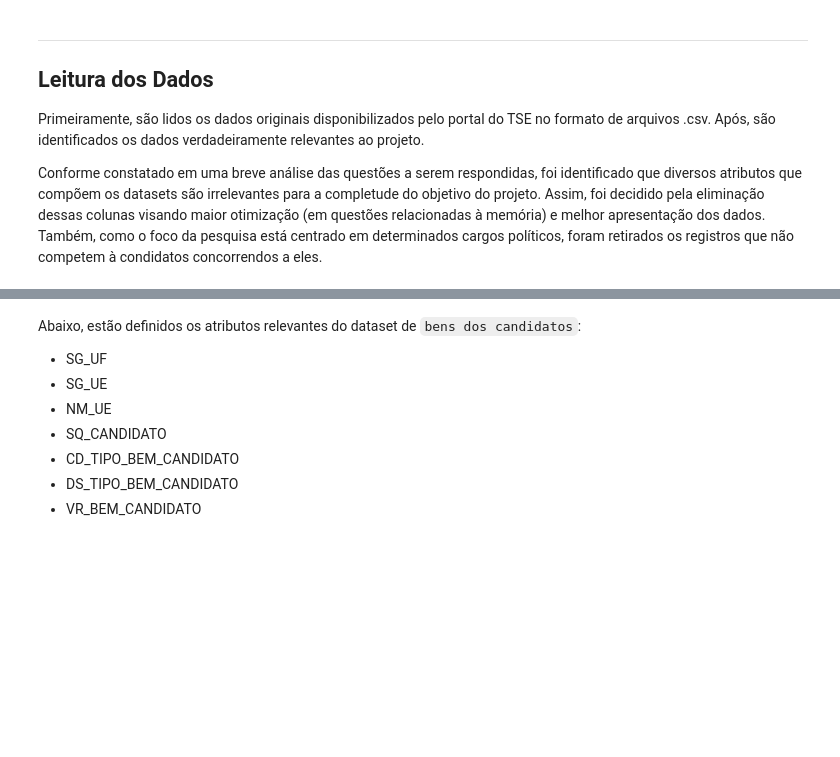
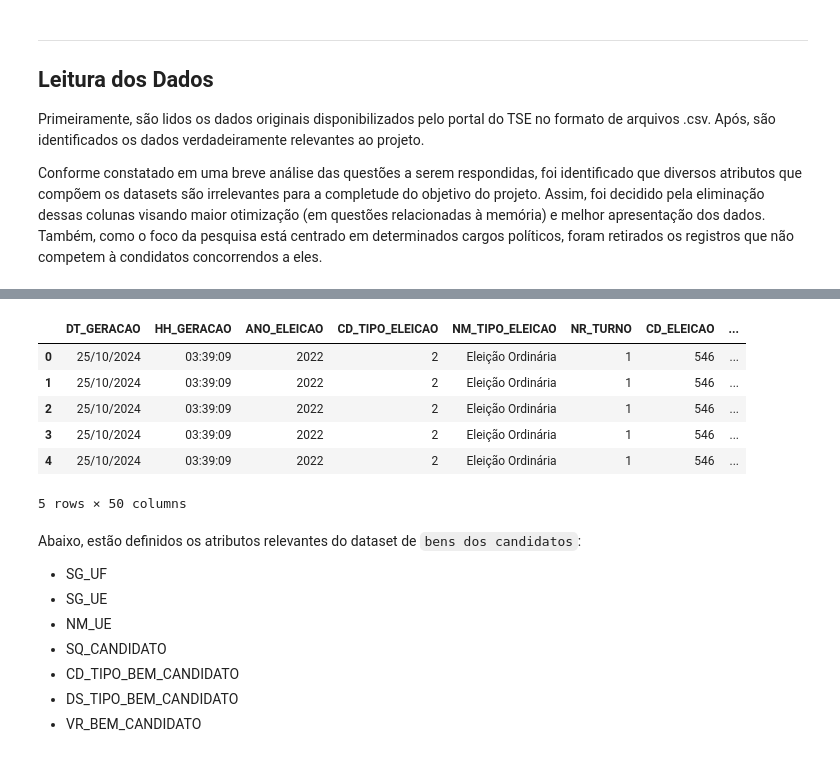
Before and after one commit to LucasTBandeira/GovAnalysis, a Jupyter notebook: data-wrangling.ipynb, the cells around one changed output, grey strips where cells are left out. Saved outputs shown, nothing was run; the diff lists cells and outputs as text; code cells hidden in the pictures; blank space fills up the shorter version.

```diff
--- a/data-wrangling.ipynb
+++ b/data-wrangling.ipynb
@@ -14,5 +35,16 @@ df_despesas = pd.read_csv('data/datasets/despesas_candidatos_brasil.csv', sep=';
 # %%
-df_votacao  = pd.read_csv('data/datasets/votacao_nominal_brasil.csv', sep=';', encoding='latin-1')
+# Carrega o dataset de votos nominais
+
+df_votacao = pd.read_csv('data/datasets/votacao_nominal_brasil.csv', sep=';', encoding='latin-1')
+df_votacao.head()
+# %% [output]
+|  | DT_GERACAO | HH_GERACAO | ANO_ELEICAO | CD_TIPO_ELEICAO | NM_TIPO_ELEICAO | NR_TURNO | CD_ELEICAO | ... |
+| 0 | 25/10/2024 | 03:39:09 | 2022 | 2 | Eleição Ordinária | 1 | 546 | ... |
+| 1 | 25/10/2024 | 03:39:09 | 2022 | 2 | Eleição Ordinária | 1 | 546 | ... |
+| 2 | 25/10/2024 | 03:39:09 | 2022 | 2 | Eleição Ordinária | 1 | 546 | ... |
+| 3 | 25/10/2024 | 03:39:09 | 2022 | 2 | Eleição Ordinária | 1 | 546 | ... |
+| 4 | 25/10/2024 | 03:39:09 | 2022 | 2 | Eleição Ordinária | 1 | 546 | ... |
+5 rows × 50 columns
 # %% [markdown]
 Abaixo, estão definidos os atributos relevantes do dataset de `bens dos candidatos`:
 
```
Also changed, not shown: parts of 25 cells of this notebook, 5 other files.
